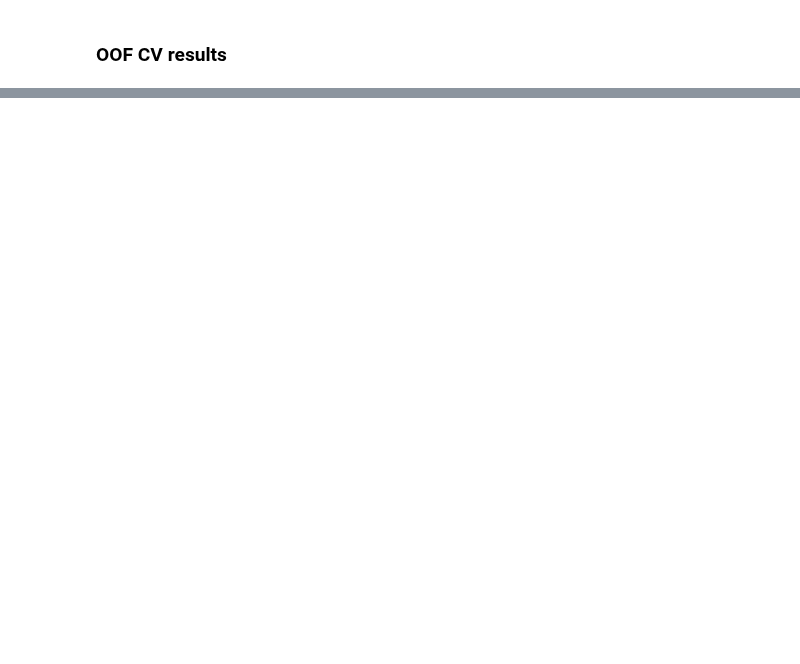
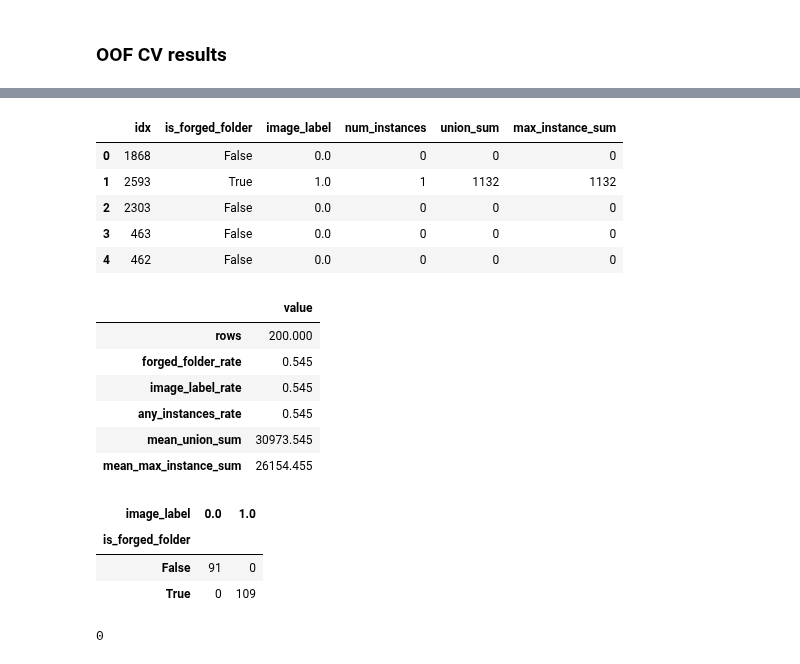
Before and after one commit to piiop/RecodAI_LUC, a Jupyter notebook: notebooks/cv_analysis.ipynb, the cells around one changed output, grey strips where cells are left out. Saved outputs shown, nothing was run; the diff lists cells and outputs as text; code cells hidden in the pictures; blank space fills up the shorter version.

```diff
--- a/notebooks/cv_analysis.ipynb
+++ b/notebooks/cv_analysis.ipynb
@@ -982,0 +564,51 @@ min/median/mean/p95/max: 7.8839985e-05 0.5388887 0.5251457 0.99758375 0.9999254
+# %%
+import pandas as pd
+from pathlib import Path
+
+# Adjust if your experiment root differs
+EXP_ROOT = Path("../experiments")
+
+csvs = sorted(EXP_ROOT.rglob("sanity_random_200.csv"))
+assert len(csvs) > 0, "No sanity_random_200.csv found"
+
+df = pd.read_csv(csvs[-1])  # load most recent
+display(df.head())
+
+# Quick sanity summaries
+summary = {
+    "rows": len(df),
+    "forged_folder_rate": df["is_forged_folder"].mean(),
+    "image_label_rate": df["image_label"].mean(),
+    "any_instances_rate": (df["num_instances"] > 0).mean(),
+    "mean_union_sum": df["union_sum"].mean(),
+    "mean_max_instance_sum": df["max_instance_sum"].mean(),
+}
+
+pd.Series(summary).to_frame("value")
+# %% [output]
+|  | idx | is_forged_folder | image_label | num_instances | union_sum | max_instance_sum |
+| 0 | 1868 | False | 0.0 | 0 | 0 | 0 |
+| 1 | 2593 | True | 1.0 | 1 | 1132 | 1132 |
+| 2 | 2303 | False | 0.0 | 0 | 0 | 0 |
+| 3 | 463 | False | 0.0 | 0 | 0 | 0 |
+| 4 | 462 | False | 0.0 | 0 | 0 | 0 |
+|  | value |
+| rows | 200.000 |
+| forged_folder_rate | 0.545 |
+| image_label_rate | 0.545 |
+| any_instances_rate | 0.545 |
+| mean_union_sum | 30973.545 |
+| mean_max_instance_sum | 26154.455 |
+# %%
+# Cross-tab: are forged-folder images ever labeled authentic?
+pd.crosstab(df["is_forged_folder"], df["image_label"])
+# %% [output]
+| image_label | 0.0 | 1.0 |
+| is_forged_folder |  |  |
+| False | 91 | 0 |
+| True | 0 | 109 |
+# %%
+# How often do we have forged-folder but zero instances?
+df.query("is_forged_folder == True and num_instances == 0").shape[0]
+# %% [output]
+0
```
Also changed, not shown: parts of 36 cells of this notebook, 7 other files.
